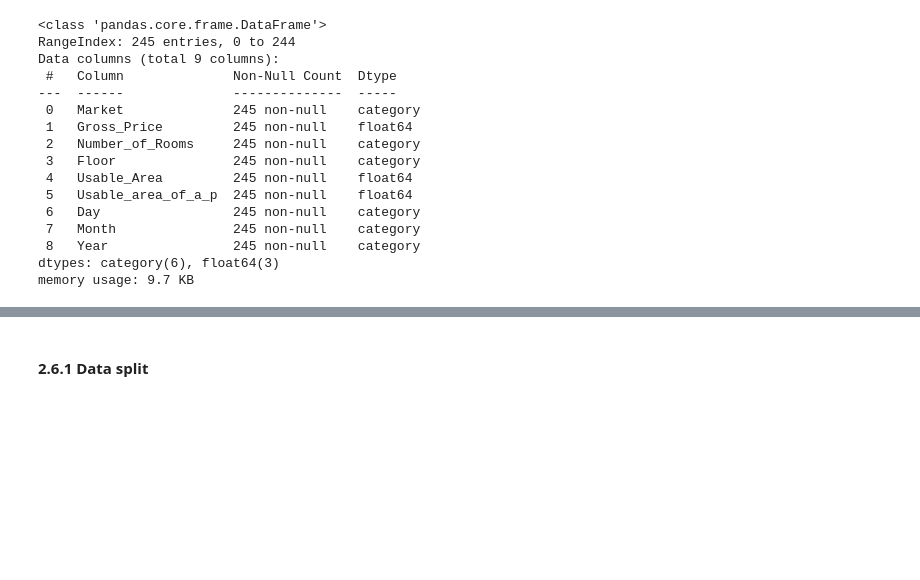
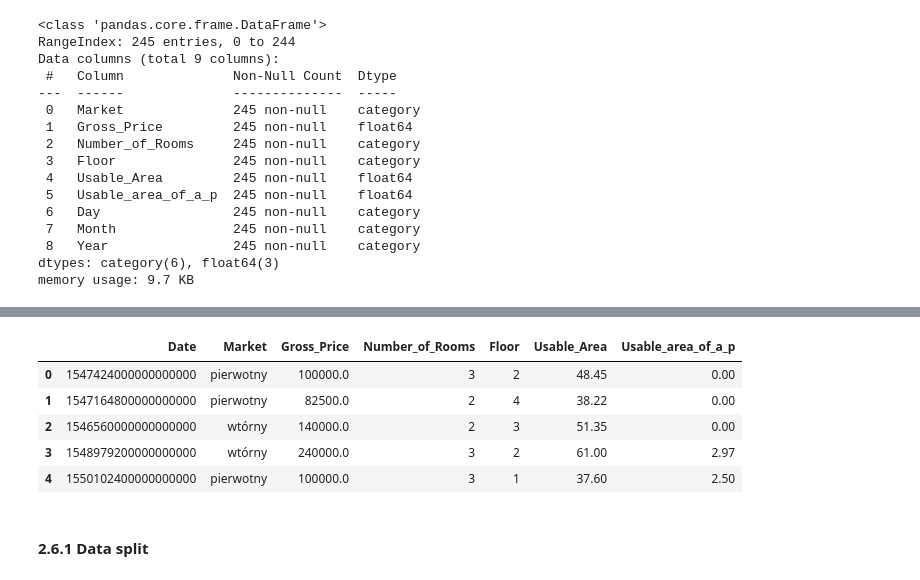
Before and after one commit to szymonszczurowski/Housing-Market-Analysis, a Jupyter notebook: housing_price_predictor.ipynb, the cells around one changed output, grey strips where cells are left out. Cells and saved outputs as stored; diff of their text form; code cells hidden in the pictures; blank space fills up the shorter version.

Commit message:
Training of several models with different preparation Dates in the data

```diff
--- a/housing_price_predictor.ipynb
+++ b/housing_price_predictor.ipynb
@@ -575,15 +588,19 @@ Data columns (total 7 columns):
 dtypes: category(3), datetime64[ns](1), float64(3)
 memory usage: 9.0 KB
 # %%
+# Preparation of two versions of the data. In one the date as timestamp and in the other the date divided into day, month, year
+
+dweliings_timestamp = dwellings.copy()
+
 dwellings['Day'] = dwellings['Date'].dt.day
 dwellings['Month'] = dwellings['Date'].dt.month
 dwellings['Year'] = dwellings['Date'].dt.year
-
 dwellings['Day'] = dwellings['Day'].astype('category')
 dwellings['Month'] = dwellings['Month'].astype('category')
 dwellings['Year'] = dwellings['Year'].astype('category')
 
-dwellings = dwellings.drop('Date', axis=1)
+dwellings = dwellings.drop('Date', axis=1) # day, month, yar
+dweliings_timestamp['Date'] = pd.to_datetime(dweliings_timestamp['Date']).astype('int64') #timestamp
 # %%
 dwellings.info()
 # %% [output]
@@ -606,3 +640,12 @@ memory usage: 9.7 KB
+# %%
+dweliings_timestamp.head()
+# %% [output]
+|  | Date | Market | Gross_Price | Number_of_Rooms | Floor | Usable_Area | Usable_area_of_a_p |
+| 0 | 1547424000000000000 | pierwotny | 100000.0 | 3 | 2 | 48.45 | 0.00 |
+| 1 | 1547164800000000000 | pierwotny | 82500.0 | 2 | 4 | 38.22 | 0.00 |
+| 2 | 1546560000000000000 | wtórny | 140000.0 | 2 | 3 | 51.35 | 0.00 |
+| 3 | 1548979200000000000 | wtórny | 240000.0 | 3 | 2 | 61.00 | 2.97 |
+| 4 | 1550102400000000000 | pierwotny | 100000.0 | 3 | 1 | 37.60 | 2.50 |
 # %% [markdown]
 #### 2.6.1 Data split
 # %%
```
Also changed, not shown: parts of 89 cells of this notebook.
